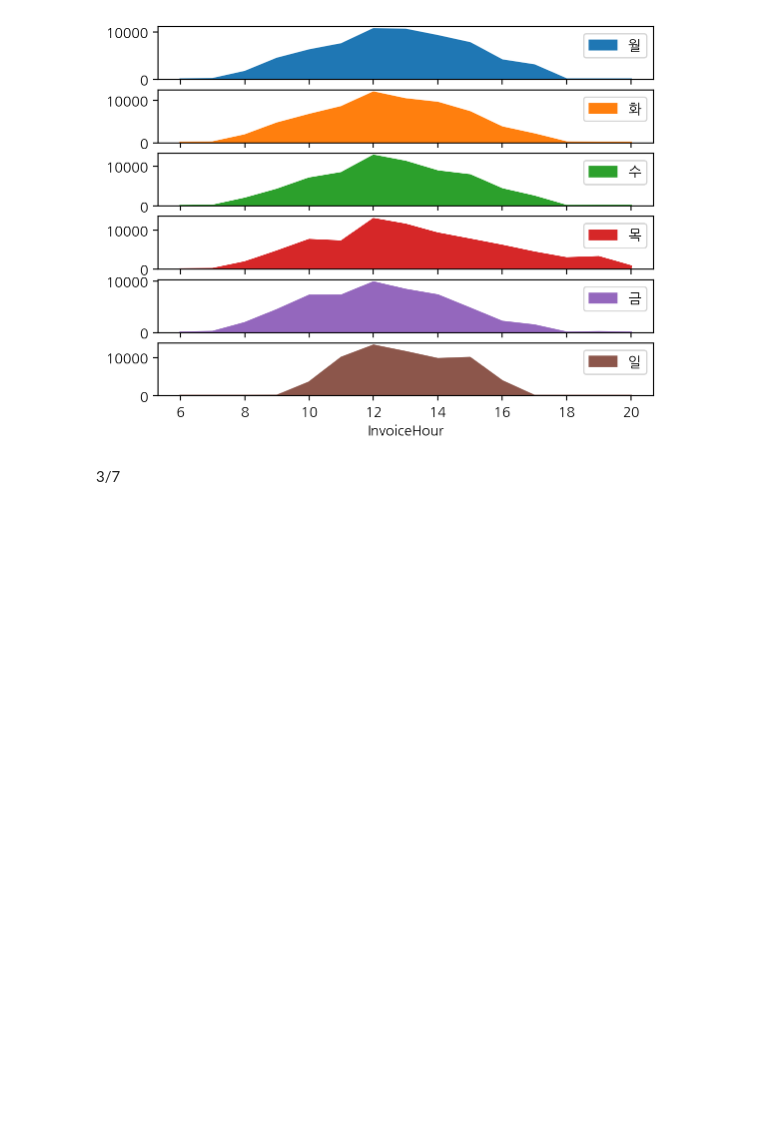
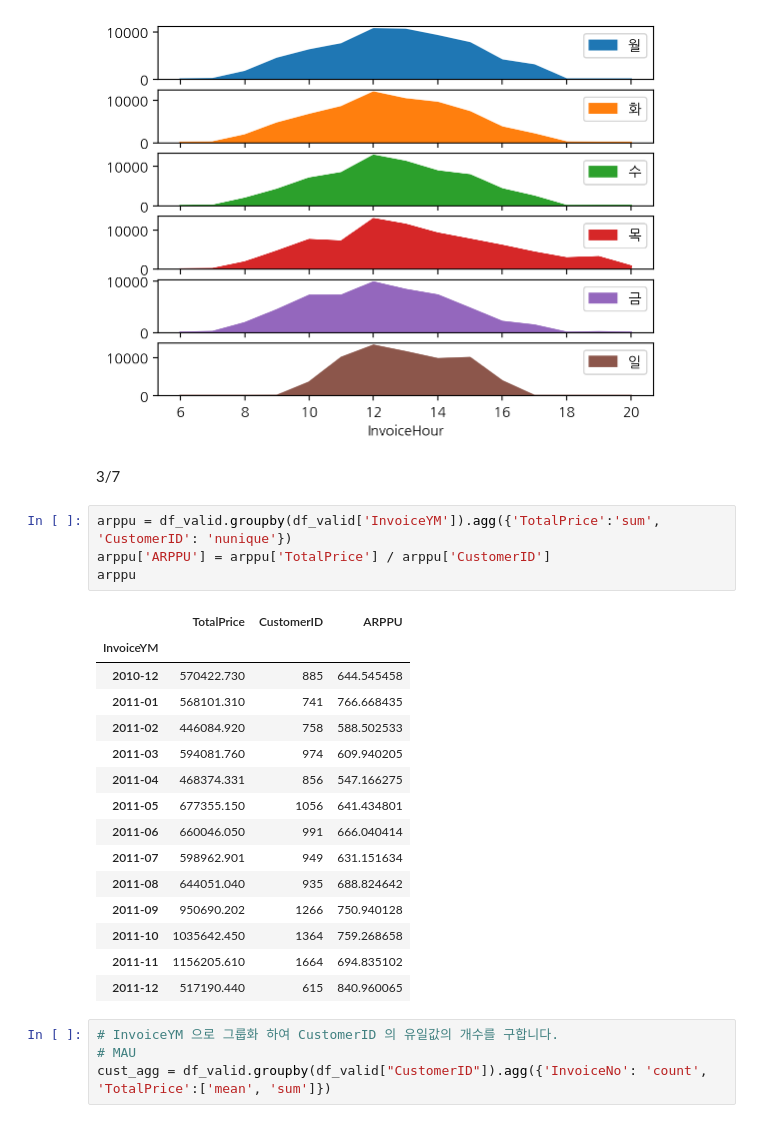
Before and after one commit to chobuzz/Business_Data_Analyst, a Jupyter notebook: Practice1.ipynb, the cells around one changed output. Saved outputs shown, nothing was run; the diff lists cells and outputs as text; blank space fills up the shorter version.

```diff
--- a/Practice1.ipynb
+++ b/Practice1.ipynb
@@ -784,3 +784,27 @@ hour_dow.plot(subplots=True, kind='area');
 [figure]
 # %% [markdown]
 3/7
+# %%
+arppu = df_valid.groupby(df_valid['InvoiceYM']).agg({'TotalPrice':'sum', 'CustomerID': 'nunique'})
+arppu['ARPPU'] = arppu['TotalPrice'] / arppu['CustomerID']
+arppu
+# %% [output]
+|  | TotalPrice | CustomerID | ARPPU |
+| InvoiceYM |  |  |  |
+| 2010-12 | 570422.730 | 885 | 644.545458 |
+| 2011-01 | 568101.310 | 741 | 766.668435 |
+| 2011-02 | 446084.920 | 758 | 588.502533 |
+| 2011-03 | 594081.760 | 974 | 609.940205 |
+| 2011-04 | 468374.331 | 856 | 547.166275 |
+| 2011-05 | 677355.150 | 1056 | 641.434801 |
+| 2011-06 | 660046.050 | 991 | 666.040414 |
+| 2011-07 | 598962.901 | 949 | 631.151634 |
+| 2011-08 | 644051.040 | 935 | 688.824642 |
+| 2011-09 | 950690.202 | 1266 | 750.940128 |
+| 2011-10 | 1035642.450 | 1364 | 759.268658 |
+| 2011-11 | 1156205.610 | 1664 | 694.835102 |
+| 2011-12 | 517190.440 | 615 | 840.960065 |
+# %%
+# InvoiceYM 으로 그룹화 하여 CustomerID 의 유일값의 개수를 구합니다.
+# MAU
+cust_agg = df_valid.groupby(df_valid["CustomerID"]).agg({'InvoiceNo': 'count', 'TotalPrice':['mean', 'sum']})
```
Also changed, not shown: parts of 7 cells of this notebook.
